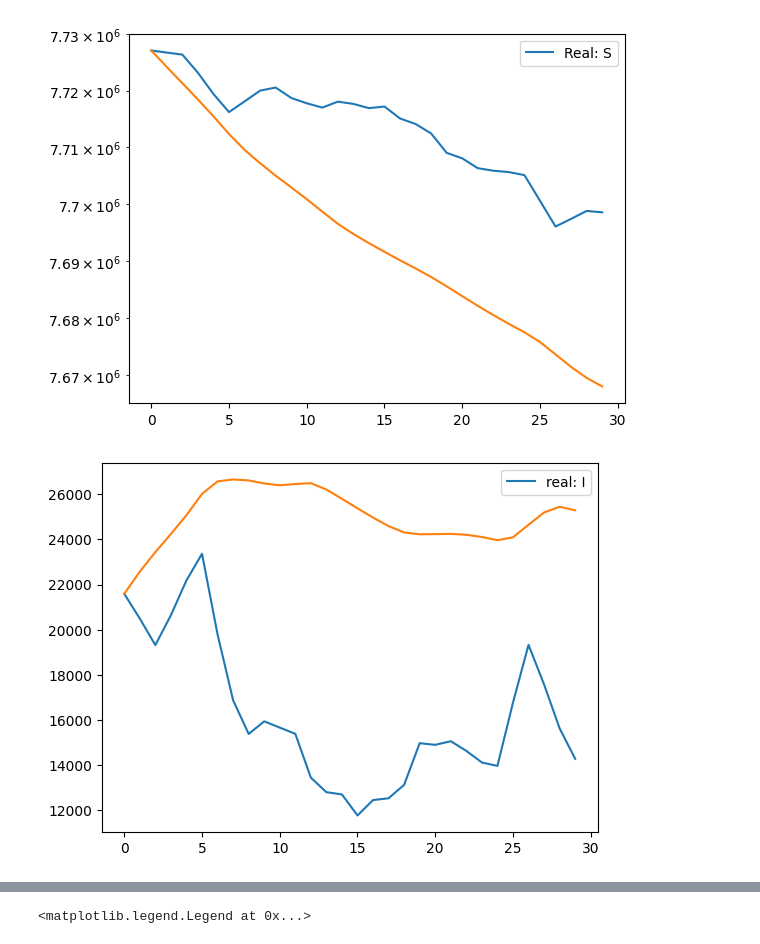
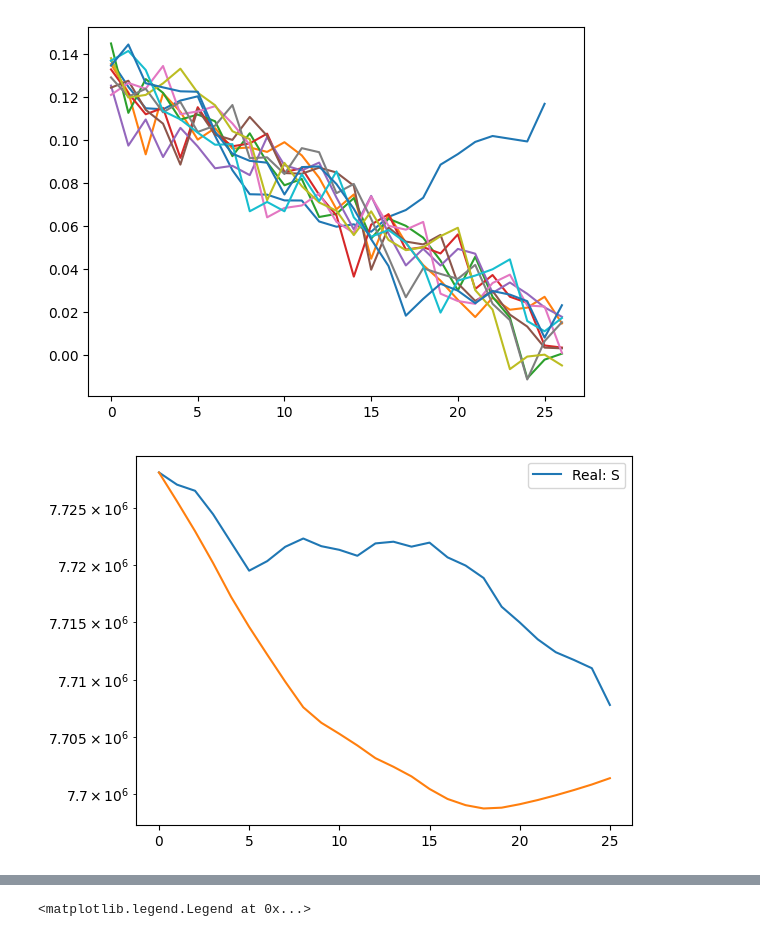
Before and after one commit to atiumcache/PF_forecast, a Jupyter notebook: juptyer notebooks/LSODA_forecasting.ipynb, the cells around one changed output, grey strips where cells are left out. Drawn from its saved outputs; the diff is of its cells as text; code cells hidden in the pictures.

```diff
--- a/juptyer notebooks/LSODA_forecasting.ipynb
+++ b/juptyer notebooks/LSODA_forecasting.ipynb
@@ -21,13 +21,12 @@ pf_beta = pd.read_csv('../datasets/average_beta.csv').to_numpy()
 pf_beta = np.delete(pf_beta,0,1).squeeze()
 
 
-t_span = [60,90]
+t_span = [60,86]
 
-# plt.plot(pf_beta[t_span[0]:t_span[1]])
-# #plt.plot([p_beta(t) for t in range(26)])
-# for i in range(10):
-#     plt.plot(predicted_beta[i,:])
-# plt.show()
+plt.plot(pf_beta[t_span[0]:t_span[1]])
+for i in range(10):
+    plt.plot(predicted_beta[i,:])
+plt.show()
 
 
 
@@ -48,23 +47,11 @@ def RHS_H(t,state,param):
 
         return np.array([dS,dI,dR,dH,new_H])
 
-def Jacobian(t,state,par):
-
-    S,I,R,H,new_H = state
-    N = S + I + R + H #compute the total population
-    return np.array([[-I*par.beta(int(t))/N,
-                        -S*par.beta(int(t))/N,
-                        1/par.L,0,0,],
-                        [I*par.beta(int(t))/N,
-                        S*par.beta(int(t))/N - 1/par.D,0,0,0,],
-                        [0,(1 - par.gamma)/par.D,
-                        -1/par.L,1/par.hosp,0,],
-                        [0,par.gamma/par.D,0,
-                        -1/par.hosp,0,],
-                        [0,par.gamma/par.D,0,0,0,],])
-
 def beta(t):
-    return pf_beta[t]
+    if(t < 60):
+        return pf_beta[t]
+    else:
+        return predicted_beta[5,t-60]
     #return 0.1
 
 state = np.array([estimated_state[t_span[0] - t] for t in range(1)])
@@ -74,32 +61,32 @@ state = np.mean(state,axis=0)
 
 y0 = np.concatenate((state,observations[t_span[0]]))
 
 par={
 "beta":beta,
 "gamma":0.06,
 "hosp":10,
 "L":90,
 "D":10}
 
 sol =  solve_ivp(fun=lambda t,z: RHS_H(t,z,par),
                     #jac=lambda t,z:Jacobian(t,z,par),
                     t_span=t_span,
                     t_eval= np.linspace(t_span[0],t_span[1],num=round(t_span[1] - t_span[0])),
                     y0=y0,
                     method='RK45')
 
 plt.yscale('log')
 labels = ['Real: S','real: I','Real: R','Real: H']
 for i in range(4):
     plt.plot(estimated_state[t_span[0]:t_span[1],i],label = labels[i])
     plt.plot(sol.y[i,:])
     plt.legend()
     plt.show()
 
 plt.title("New Hospitalizatons")
 plt.plot(np.diff(sol.y[4,:]),label = "Simulated")
 plt.plot(observations[t_span[0]:t_span[1]])
 plt.legend()
 # %% [output]
-[figure, old version]
+[figure, new version]
-[figure, old version]
+[figure, new version]
```
Also changed, not shown: parts of 2 cells of this notebook, 10 other files.
